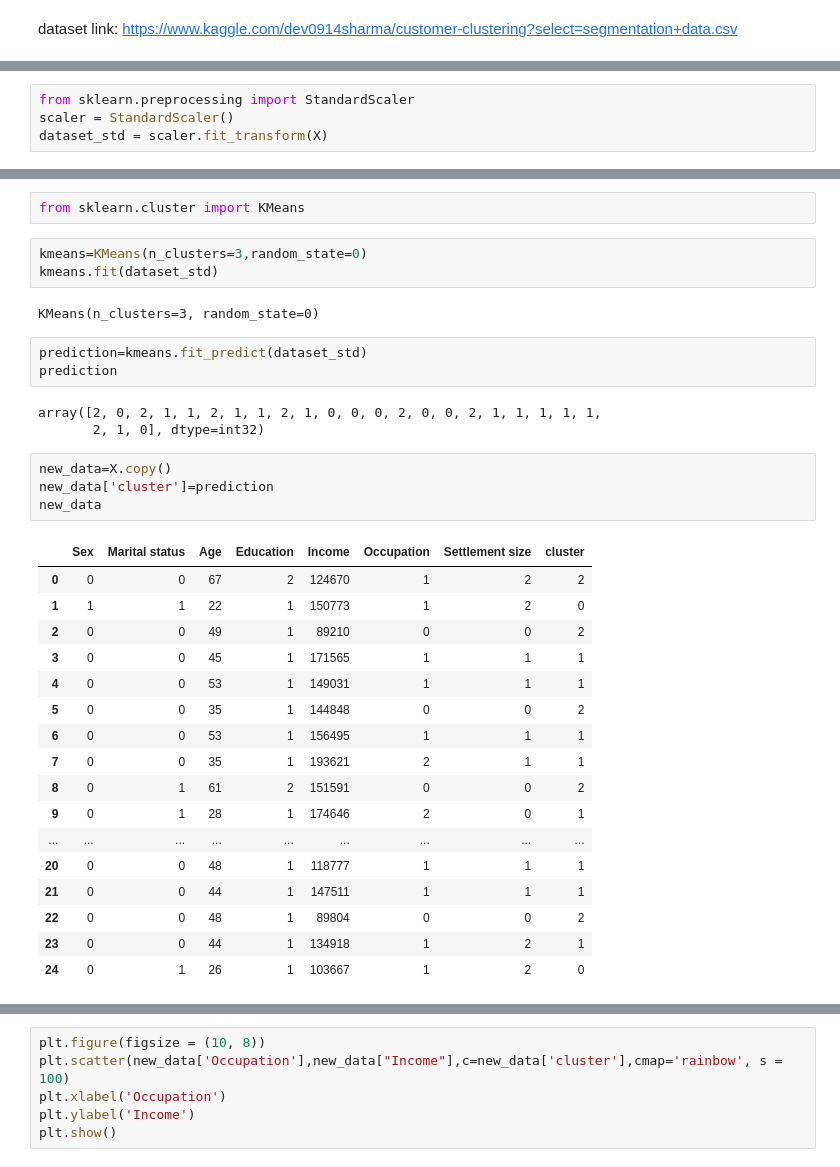
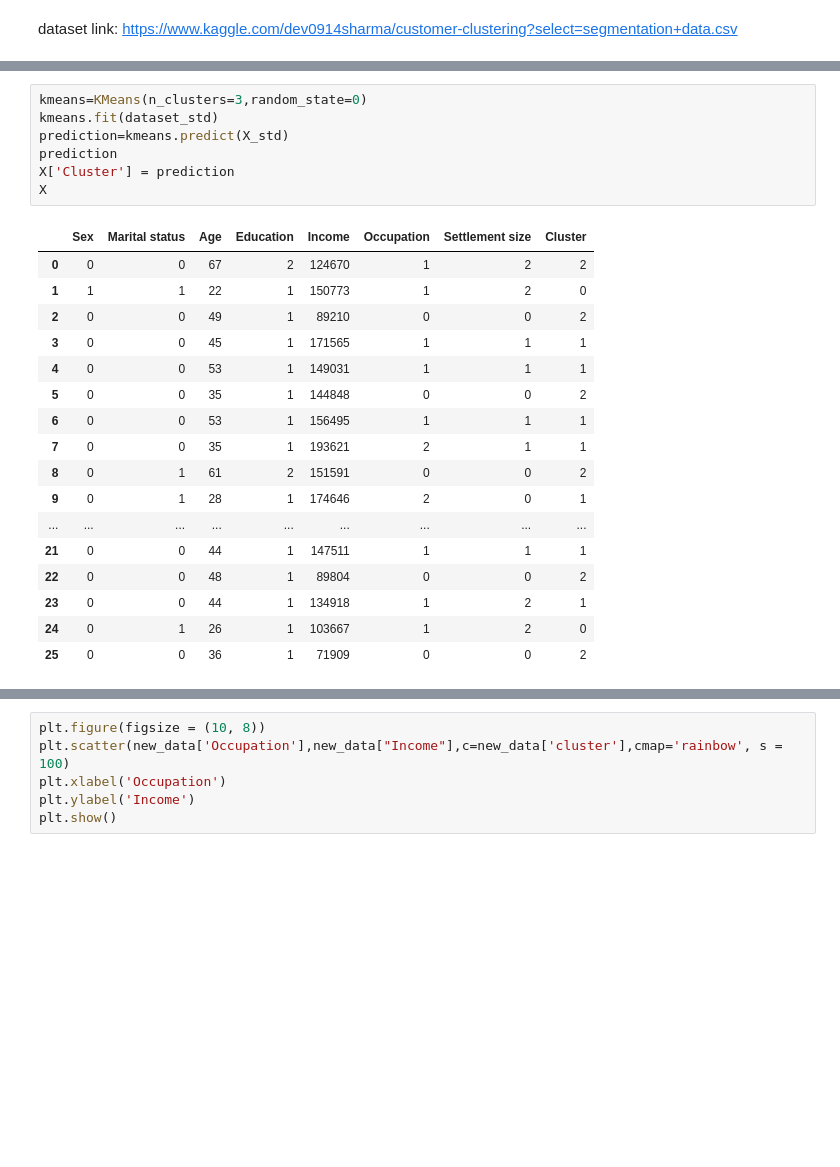
Before and after one commit to la1login/work, a Jupyter notebook: 2021-2022/course_work/clusterization.ipynb, the cells around one changed output, grey strips where cells are left out. Cells and saved outputs as stored; diff of their text form; blank space fills up the shorter version.

```diff
--- a/2021-2022/course_work/clusterization.ipynb
+++ b/2021-2022/course_work/clusterization.ipynb
@@ -93,4 +38,0 @@ sns.pairplot(X)
-# %%
-from sklearn.preprocessing import StandardScaler
-scaler = StandardScaler()
-dataset_std = scaler.fit_transform(X)
@@ -126,35 +50,25 @@ plt.show()
-# %%
-from sklearn.cluster import KMeans
 # %%
 kmeans=KMeans(n_clusters=3,random_state=0)
 kmeans.fit(dataset_std)
+prediction=kmeans.predict(X_std)
+prediction
+X['Cluster'] = prediction
+X
 # %% [output]
-KMeans(n_clusters=3, random_state=0)
+|  | Sex | Marital status | Age | Education | Income | Occupation | Settlement size | Cluster |
+| 0 | 0 | 0 | 67 | 2 | 124670 | 1 | 2 | 2 |
+| 1 | 1 | 1 | 22 | 1 | 150773 | 1 | 2 | 0 |
+| 2 | 0 | 0 | 49 | 1 | 89210 | 0 | 0 | 2 |
+| 3 | 0 | 0 | 45 | 1 | 171565 | 1 | 1 | 1 |
+| 4 | 0 | 0 | 53 | 1 | 149031 | 1 | 1 | 1 |
+| 5 | 0 | 0 | 35 | 1 | 144848 | 0 | 0 | 2 |
+| 6 | 0 | 0 | 53 | 1 | 156495 | 1 | 1 | 1 |
+| 7 | 0 | 0 | 35 | 1 | 193621 | 2 | 1 | 1 |
+| 8 | 0 | 1 | 61 | 2 | 151591 | 0 | 0 | 2 |
+| 9 | 0 | 1 | 28 | 1 | 174646 | 2 | 0 | 1 |
+| ... | ... | ... | ... | ... | ... | ... | ... | ... |
+| 21 | 0 | 0 | 44 | 1 | 147511 | 1 | 1 | 1 |
+| 22 | 0 | 0 | 48 | 1 | 89804 | 0 | 0 | 2 |
+| 23 | 0 | 0 | 44 | 1 | 134918 | 1 | 2 | 1 |
+| 24 | 0 | 1 | 26 | 1 | 103667 | 1 | 2 | 0 |
+| 25 | 0 | 0 | 36 | 1 | 71909 | 0 | 0 | 2 |
-# %%
-prediction=kmeans.fit_predict(dataset_std)
-prediction
-# %% [output]
-array([2, 0, 2, 1, 1, 2, 1, 1, 2, 1, 0, 0, 0, 2, 0, 0, 2, 1, 1, 1, 1, 1,
-       2, 1, 0], dtype=int32)
-# %%
-new_data=X.copy()
-new_data['cluster']=prediction
-new_data
-# %% [output]
-|  | Sex | Marital status | Age | Education | Income | Occupation | Settlement size | cluster |
-| 0 | 0 | 0 | 67 | 2 | 124670 | 1 | 2 | 2 |
-| 1 | 1 | 1 | 22 | 1 | 150773 | 1 | 2 | 0 |
-| 2 | 0 | 0 | 49 | 1 | 89210 | 0 | 0 | 2 |
-| 3 | 0 | 0 | 45 | 1 | 171565 | 1 | 1 | 1 |
-| 4 | 0 | 0 | 53 | 1 | 149031 | 1 | 1 | 1 |
-| 5 | 0 | 0 | 35 | 1 | 144848 | 0 | 0 | 2 |
-| 6 | 0 | 0 | 53 | 1 | 156495 | 1 | 1 | 1 |
-| 7 | 0 | 0 | 35 | 1 | 193621 | 2 | 1 | 1 |
-| 8 | 0 | 1 | 61 | 2 | 151591 | 0 | 0 | 2 |
-| 9 | 0 | 1 | 28 | 1 | 174646 | 2 | 0 | 1 |
-| ... | ... | ... | ... | ... | ... | ... | ... | ... |
-| 20 | 0 | 0 | 48 | 1 | 118777 | 1 | 1 | 1 |
-| 21 | 0 | 0 | 44 | 1 | 147511 | 1 | 1 | 1 |
-| 22 | 0 | 0 | 48 | 1 | 89804 | 0 | 0 | 2 |
-| 23 | 0 | 0 | 44 | 1 | 134918 | 1 | 2 | 1 |
-| 24 | 0 | 1 | 26 | 1 | 103667 | 1 | 2 | 0 |
```
Also changed, not shown: parts of 25 cells of this notebook, 15 other files.
